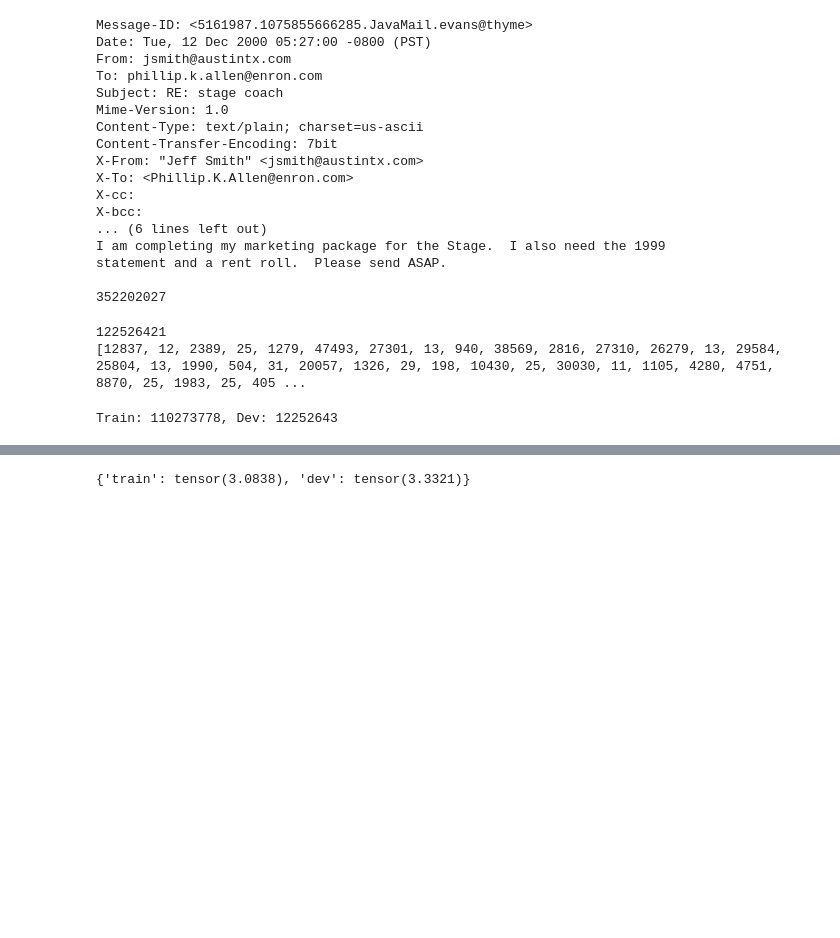
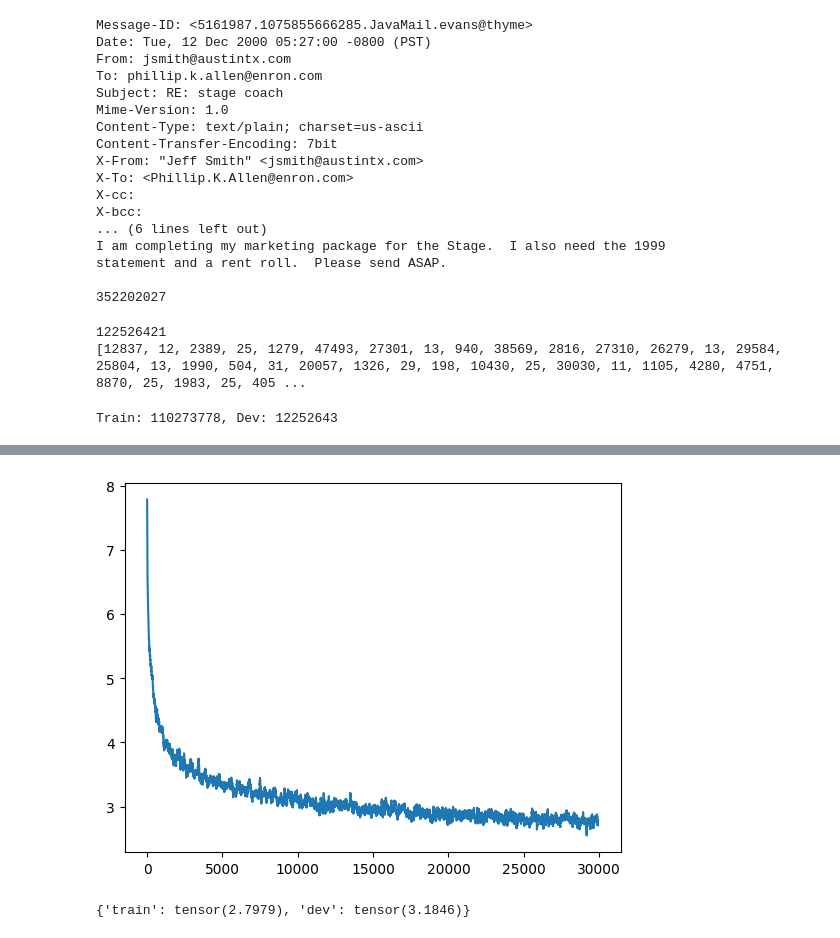
Before and after one commit to jnward/monosemanticity-repro, a Jupyter notebook: transformer.ipynb, the cells around one changed output, grey strips where cells are left out. Saved outputs shown, nothing was run; the diff lists cells and outputs as text; code cells hidden in the pictures; blank space fills up the shorter version.

```diff
--- a/transformer.ipynb
+++ b/transformer.ipynb
@@ -155,14 +194,15 @@ import torch.nn as nn
 import torch.nn.functional as F
 
 vocab_size = 50304
-n_embed = 256
+n_embed = 128
 
 class BigramModel(nn.Module):
     def __init__(self):
         super().__init__()
         self.token_embed = nn.Embedding(vocab_size, n_embed)
         self.position_embed = nn.Embedding(context_length, n_embed)
-        self.attn_heads = MultiHeadAttention(n_head)
+        self.attn_block = Block()
+        self.ln = nn.LayerNorm(n_embed)
         self.lm_head = nn.Linear(n_embed, vocab_size)
 
     def forward(self, idx, targets=None):
@@ -170,7 +210,8 @@ class BigramModel(nn.Module):
         tok_embedding = self.token_embed(idx)
         pos_embedding = self.position_embed(torch.arange(T, device=device))
         x = tok_embedding + pos_embedding
-        x = self.attn_heads(x)
+        x = self.attn_block(x)
+        x = self.ln(x)
         logits = self.lm_head(x)
         loss = None
         if targets is not None:
@@ -213,6 +255,0 @@ BigramModel(
-# %%
-xb, yb = get_batch('train', 1)
-print(xb.shape)
-preds, loss = model(xb, yb)
-print(preds.shape)
-print(loss)
@@ -224,12 +257,12 @@ tensor(10.8390, device='mps:0', grad_fn=<NllLossBackward0>)
 eval_iters = 20
 
 @torch.no_grad()
-def estimate_loss():
+def estimate_loss(steps=eval_iters):
     out = {}
     model.eval()
     for split in ['train', 'dev']:
-        losses = torch.zeros(eval_iters)
-        for k in range(eval_iters):
+        losses = torch.zeros(steps)
+        for k in tqdm(range(steps)):
             xb, yb = get_batch(split)
             logist, loss = model(xb, yb)
             losses[k] = loss.item()
@@ -243,18 +276,32 @@ estimate_loss()
 # %%
 optimizer = torch.optim.AdamW(model.parameters(), lr=1e-3)
+losses = []
 # %%
 from tqdm import tqdm
+import matplotlib.pyplot as plt
+import numpy as np
 
-# optimizer.lr = 1e-4
+optimizer.lr = 1e-4
 batch_size = 16
+n_steps = 10000
+avg_window = 64
 
-for steps in tqdm(range(1000)):
+pbar = tqdm(range(n_steps))
+for steps in pbar:
     xb, yb = get_batch('train', batch_size)
-
     logits, loss = model(xb, yb)
+    losses.append(loss.item())
+    pbar.set_description(f"Train loss: {np.mean(losses[-avg_window:]):.4f}")
     optimizer.zero_grad(set_to_none=True)
     loss.backward()
     optimizer.step()
-estimate_loss()
+
+def moving_average(x, w):
+    return np.convolve(x, np.ones(w), 'valid') / w
+
+plt.plot(moving_average(losses, avg_window))
+plt.show()
+estimate_loss(200)
 # %% [output]
+[figure, added]
-{'train': tensor(3.0838), 'dev': tensor(3.3321)}
+{'train': tensor(2.7979), 'dev': tensor(3.1846)}
```
Also changed, not shown: parts of 9 cells of this notebook.
